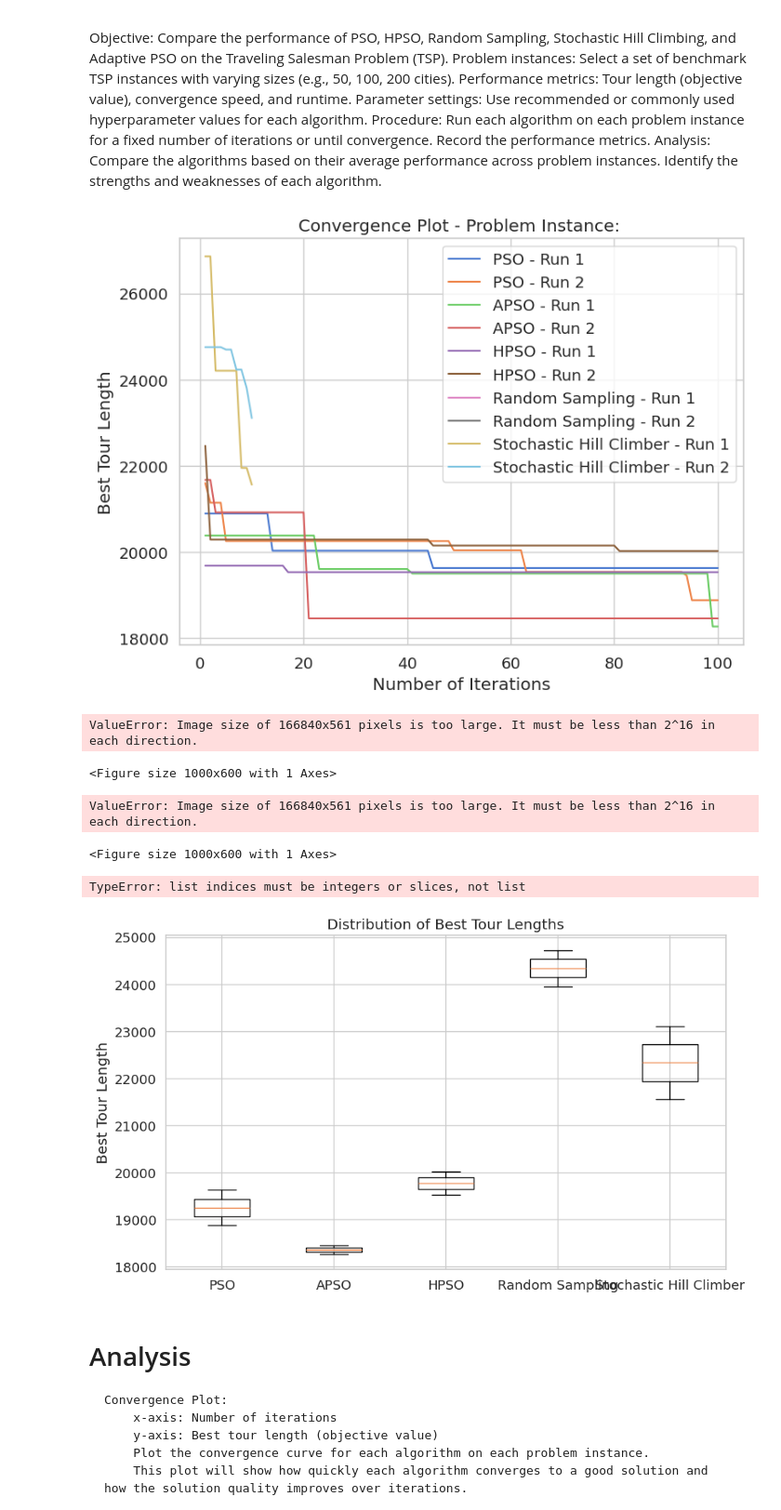
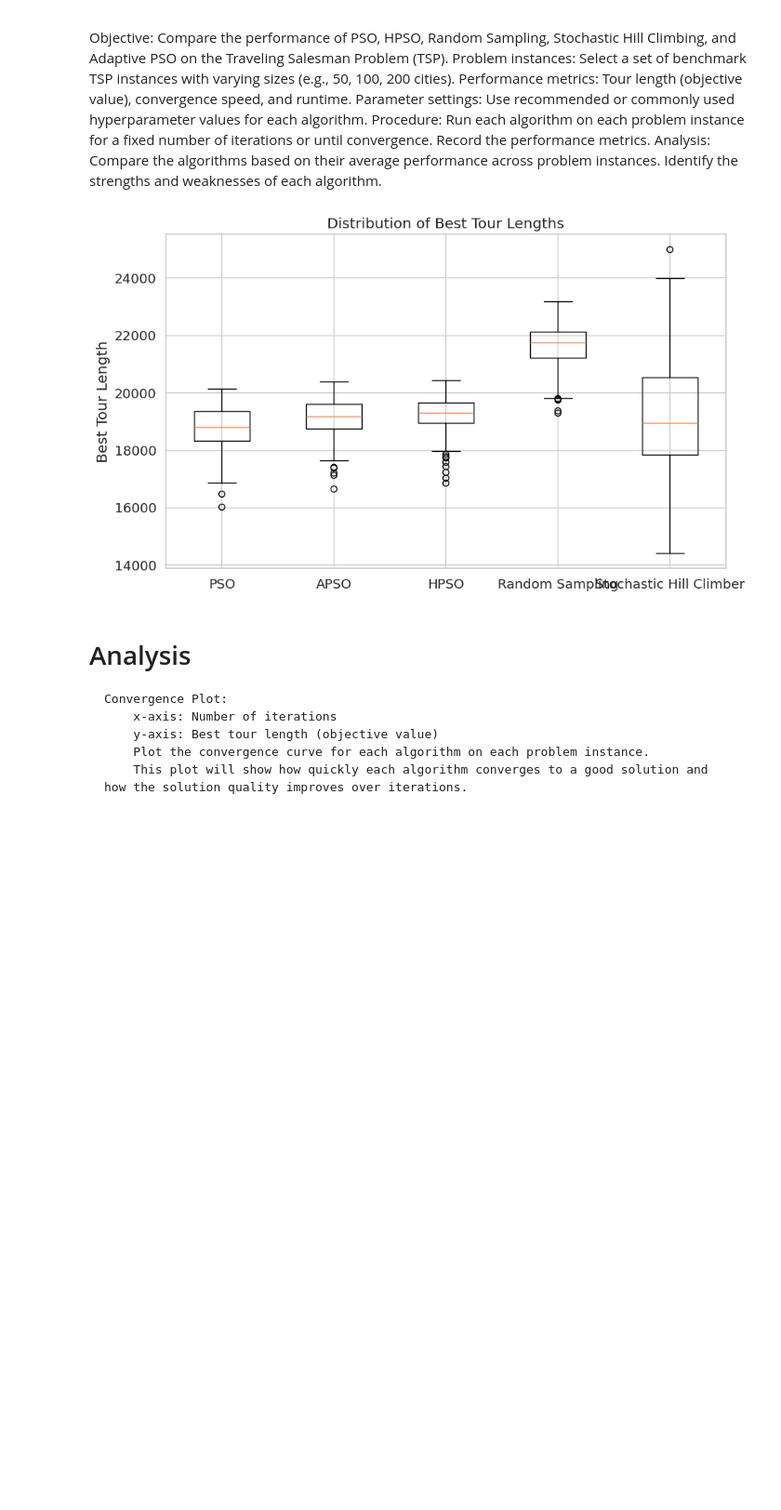
Before and after one commit to Tsomoriri/evoCA2, a Jupyter notebook: report.ipynb, the cells around one changed output. Shown at 93% size. Saved outputs shown, nothing was run; the diff lists cells and outputs as text; code cells hidden in the pictures; blank space fills up the shorter version.

```diff
--- a/report.ipynb
+++ b/report.ipynb
@@ -124,6 +124,7 @@ class RandomSampling:
         best_solution = None
         best_fitness = float('inf')
         runtime = 0
+        convergence_data = []
 
         for _ in range(self.num_samples):
             solution = list(range(len(self.tsp_instance)))
@@ -134,7 +135,8 @@ class RandomSampling:
                 best_solution = solution
                 best_fitness = fitness
 
-        convergence_data = [best_fitness]
+            convergence_data.append(best_fitness)
+
         return best_solution, best_fitness, convergence_data, runtime
 class BasePSO(ABC):
     class Particle:
@@ -308,6 +310,8 @@ class DiscretePSO(PSO):
 #     [20, 25, 30, 0]
 # ]
 
+
+
 pso = PSO(tsp_instance, population_size=50, max_iterations=100, w=0.8, c1=2, c2=2)
 best_solution, best_fitness,convergence_data, runtime = pso.optimize()
 print("PSO Best solution:", best_solution)
@@ -470,7 +450,7 @@ apso_data = []
 hpso_data = []
 random_sampling_data = []
 stochastic_hill_climber_data = []
-num_runs = 2
+num_runs = 200
 for _ in range(num_runs):
     # Run PSO and collect data
     pso = PSO(tsp_instance, population_size=50, max_iterations=100, w=0.8, c1=2, c2=2)
@@ -478,51 +458,48 @@ for _ in range(num_runs):
     pso_data.append({'best_solution': best_solution, 'best_fitness': best_fitness, 'convergence_data': convergence_data, 'runtime': runtime})
 
     # Run APSO and collect data
-    apso = APSO(tsp_instance, population_size=50, max_iterations=100, w_min=0.4, w_max=0.9, c1=2, c2=2)
+    apso = APSO(tsp_instance, population_size=50, max_iterations=100, w_min=0.1, w_max=1.9, c1=2, c2=2)
     best_solution, best_fitness, convergence_data, runtime = apso.optimize()
     apso_data.append({'best_solution': best_solution, 'best_fitness': best_fitness, 'convergence_data': convergence_data, 'runtime': runtime})
 
     # Run HPSO and collect data
     hpso = DiscretePSO(tsp_instance, population_size=50, max_iterations=100, w=0.8, c1=2, c2=2)
     best_solution, best_fitness, convergence_data, runtime = hpso.optimize()
     hpso_data.append({'best_solution': best_solution, 'best_fitness': best_fitness, 'convergence_data': convergence_data, 'runtime': runtime})
 
     # Run Random Sampling and collect data
-    random_sampling = RandomSampling(tsp_instance, num_samples=10)
+    random_sampling = RandomSampling(tsp_instance, num_samples=100)
     best_solution, best_fitness, convergence_data, runtime = random_sampling.optimize()
     random_sampling_data.append({'best_solution': best_solution, 'best_fitness': best_fitness, 'convergence_data': convergence_data, 'runtime': runtime})
 
     # Run Stochastic Hill Climber and collect data
-    stochastic_hill_climber = StochasticHillClimber(tsp_instance, max_iterations=10, max_stagnation=100)
+    stochastic_hill_climber = StochasticHillClimber(tsp_instance, max_iterations=100, max_stagnation=10)
     best_solution, best_fitness, convergence_data, runtime = stochastic_hill_climber.optimize()
     stochastic_hill_climber_data.append({'best_solution': best_solution, 'best_fitness': best_fitness, 'convergence_data': convergence_data, 'runtime': runtime})
 
 # Prepare data for plotting
 algorithms = ['PSO', 'APSO', 'HPSO', 'Random Sampling', 'Stochastic Hill Climber']
 data = {
     'PSO': pso_data,
     'APSO': apso_data,
     'HPSO': hpso_data,
     'Random Sampling': random_sampling_data,
     'Stochastic Hill Climber': stochastic_hill_climber_data
 }
 
 
 # Generate plots
-plotter.convergence_plot(data, algorithms, tsp_instance)
-plotter.bar_chart_average_tour_length(data, algorithms, [tsp_instance])
-plotter.bar_chart_average_runtime(data, algorithms, [tsp_instance])
+
+# plotter.plot_data(data)
+# Assuming you have a list of algorithm objects called 'algorithms'
+# for algo in algorithms:
+#     for run_data in data[algo]:
+#         print(f"Best solution of {algo}: {run_data['best_solution']}")
+#         print(f"Best fitness of {algo}: {run_data['best_fitness']}")
+
 plotter.box_plot_tour_lengths(data, algorithms)
-plotter.performance_heatmap(data, algorithms,[tsp_instance])
-plotter.tour_length_vs_runtime(data, algorithms,[tsp_instance])
 # %% [output]
-[figure, old version]
+[figure, new version]
-ValueError: Image size of 166840x561 pixels is too large. It must be less than 2^16 in each direction.
-<Figure size 1000x600 with 1 Axes>
-ValueError: Image size of 166840x561 pixels is too large. It must be less than 2^16 in each direction.
-<Figure size 1000x600 with 1 Axes>
-TypeError: list indices must be integers or slices, not list
-[figure, removed]
 # %% [markdown]
 # Analysis
 
```
Also changed, not shown: parts of 2 cells of this notebook, 4 other files.
